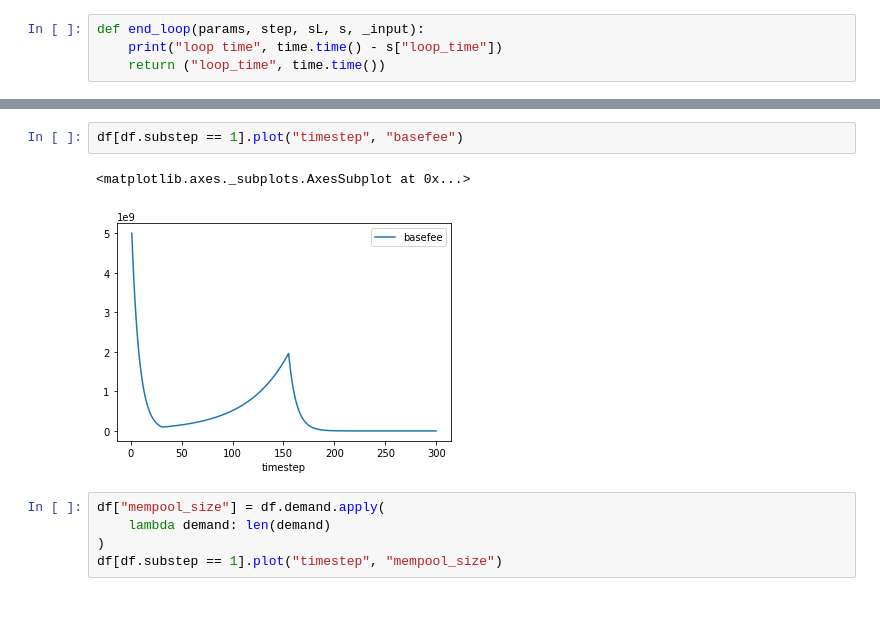
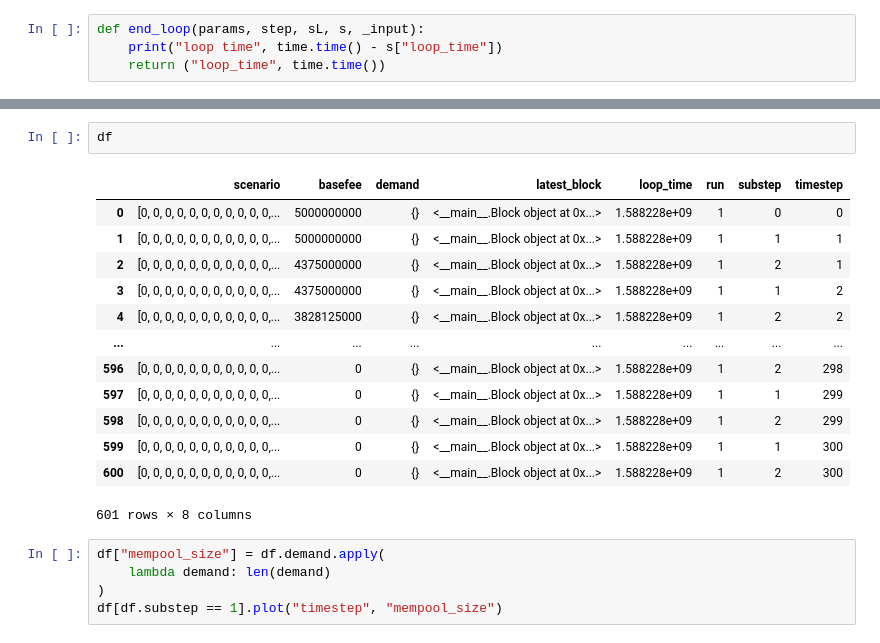
Before and after one commit to ethereum/rig, a Jupyter notebook: eip1559/eip1559-cadcad.ipynb, the cells around one changed output, grey strips where cells are left out. Saved outputs shown, nothing was run; the diff lists cells and outputs as text; blank space fills up the shorter version.

```diff
--- a/eip1559/eip1559-cadcad.ipynb
+++ b/eip1559/eip1559-cadcad.ipynb
@@ -170,8 +153,19 @@ loop time 0.0012640953063964844
-# %%
-df[df.substep == 1].plot("timestep", "basefee")
-# %% [output]
-<matplotlib.axes._subplots.AxesSubplot at 0x...>
-[figure, removed]
+# %%
+df
+# %% [output]
+|  | scenario | basefee | demand | latest_block | loop_time | run | substep | timestep |
+| 0 | [0, 0, 0, 0, 0, 0, 0, 0, 0, 0, 0,... | 5000000000 | {} | <__main__.Block object at 0x...> | 1.588228e+09 | 1 | 0 | 0 |
+| 1 | [0, 0, 0, 0, 0, 0, 0, 0, 0, 0, 0,... | 5000000000 | {} | <__main__.Block object at 0x...> | 1.588228e+09 | 1 | 1 | 1 |
+| 2 | [0, 0, 0, 0, 0, 0, 0, 0, 0, 0, 0,... | 4375000000 | {} | <__main__.Block object at 0x...> | 1.588228e+09 | 1 | 2 | 1 |
+| 3 | [0, 0, 0, 0, 0, 0, 0, 0, 0, 0, 0,... | 4375000000 | {} | <__main__.Block object at 0x...> | 1.588228e+09 | 1 | 1 | 2 |
+| 4 | [0, 0, 0, 0, 0, 0, 0, 0, 0, 0, 0,... | 3828125000 | {} | <__main__.Block object at 0x...> | 1.588228e+09 | 1 | 2 | 2 |
+| ... | ... | ... | ... | ... | ... | ... | ... | ... |
+| 596 | [0, 0, 0, 0, 0, 0, 0, 0, 0, 0, 0,... | 0 | {} | <__main__.Block object at 0x...> | 1.588228e+09 | 1 | 2 | 298 |
+| 597 | [0, 0, 0, 0, 0, 0, 0, 0, 0, 0, 0,... | 0 | {} | <__main__.Block object at 0x...> | 1.588228e+09 | 1 | 1 | 299 |
+| 598 | [0, 0, 0, 0, 0, 0, 0, 0, 0, 0, 0,... | 0 | {} | <__main__.Block object at 0x...> | 1.588228e+09 | 1 | 2 | 299 |
+| 599 | [0, 0, 0, 0, 0, 0, 0, 0, 0, 0, 0,... | 0 | {} | <__main__.Block object at 0x...> | 1.588228e+09 | 1 | 1 | 300 |
+| 600 | [0, 0, 0, 0, 0, 0, 0, 0, 0, 0, 0,... | 0 | {} | <__main__.Block object at 0x...> | 1.588228e+09 | 1 | 2 | 300 |
+601 rows × 8 columns
 # %%
 df["mempool_size"] = df.demand.apply(
     lambda demand: len(demand)
```
Also changed, not shown: parts of 2 cells of this notebook, 10 other files.
